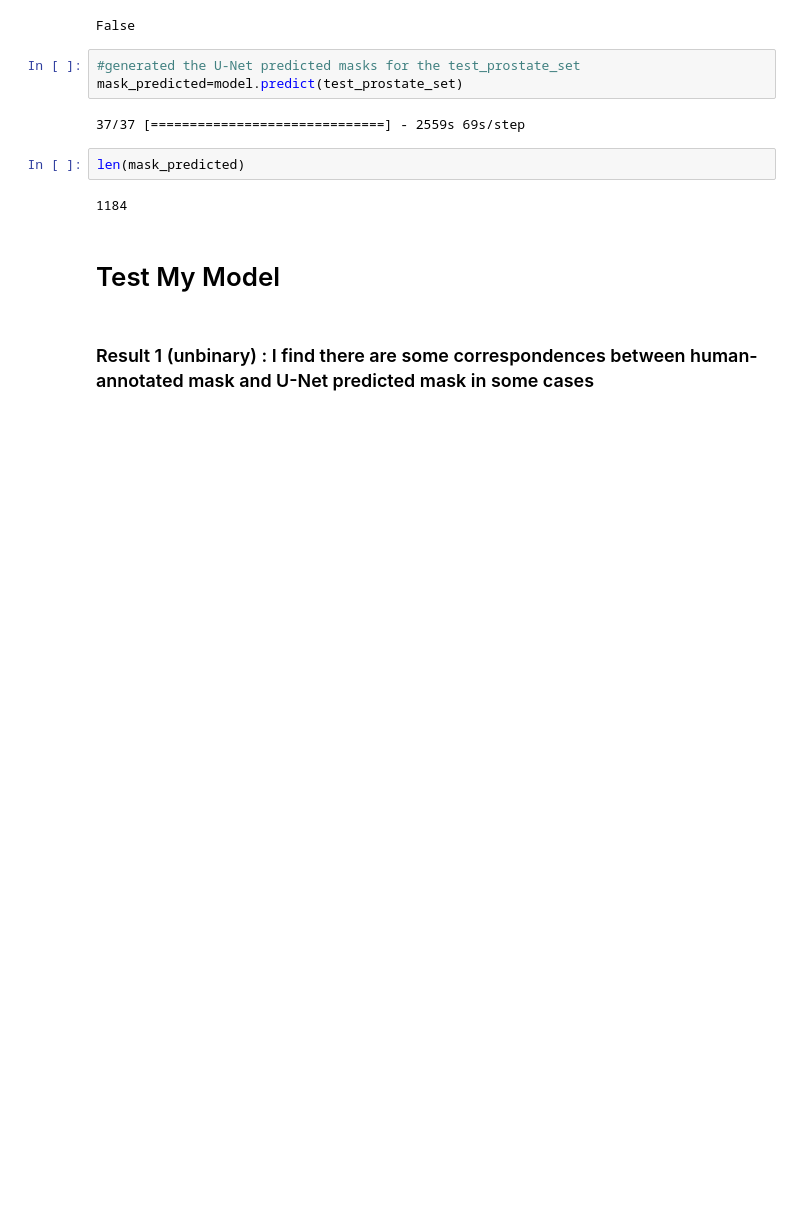
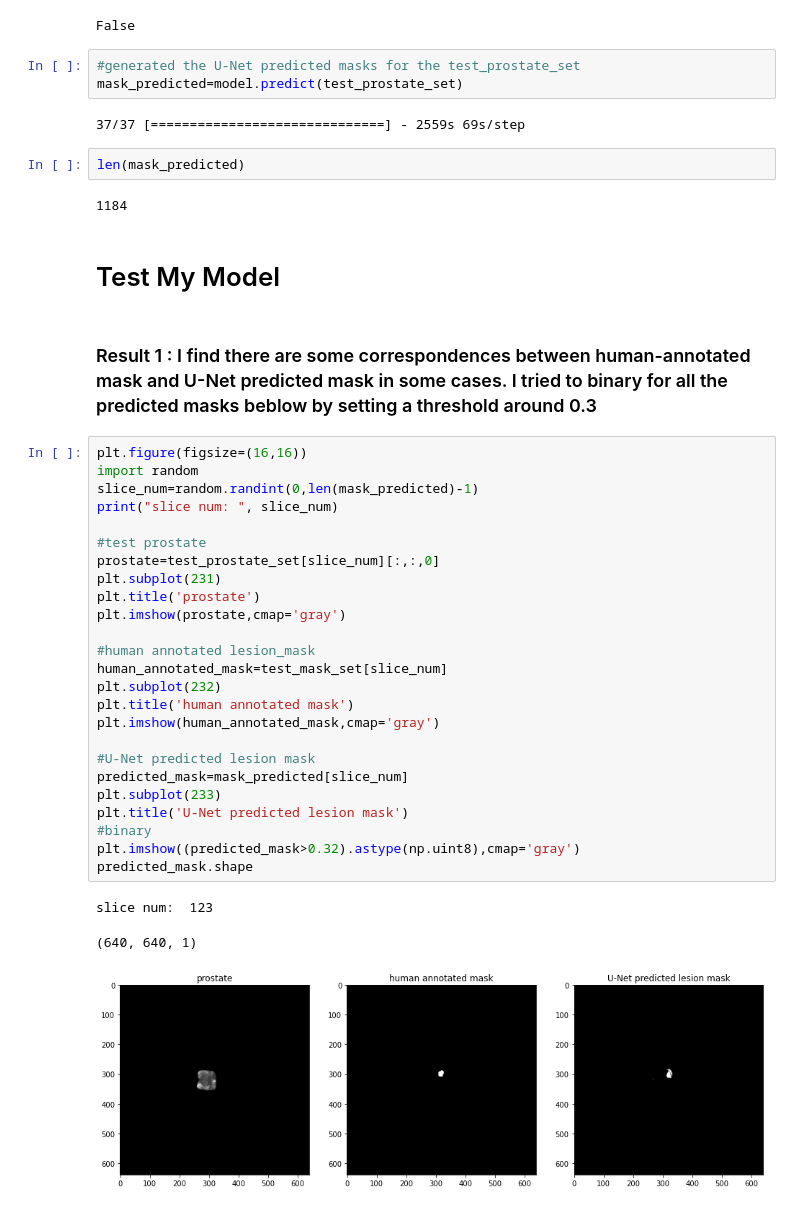
Before and after one commit to KuanchengWang/PI-CAI-Prostate-Lesion-Segmentation, a Jupyter notebook: PI-CAI_Prostate_Lesion_Segmentation.ipynb, the cells around one changed output. Cells and saved outputs as stored; diff of their text form; blank space fills up the shorter version.

```diff
--- a/PI-CAI_Prostate_Lesion_Segmentation.ipynb
+++ b/PI-CAI_Prostate_Lesion_Segmentation.ipynb
@@ -590,4 +590,33 @@ len(mask_predicted)
 # %% [markdown]
 # Test My Model
 # %% [markdown]
-### Result 1 (unbinary) : I find there are some correspondences between human-annotated mask and U-Net predicted mask in some cases
+### Result 1 : I find there are some correspondences between human-annotated mask and U-Net predicted mask in some cases. I tried to binary for all the predicted masks beblow by setting a threshold around 0.3
+# %%
+plt.figure(figsize=(16,16))
+import random
+slice_num=random.randint(0,len(mask_predicted)-1)
+print("slice num: ", slice_num)
+
+#test prostate
+prostate=test_prostate_set[slice_num][:,:,0]
+plt.subplot(231)
+plt.title('prostate')
+plt.imshow(prostate,cmap='gray')
+
+#human annotated lesion_mask
+human_annotated_mask=test_mask_set[slice_num]
+plt.subplot(232)
+plt.title('human annotated mask')
+plt.imshow(human_annotated_mask,cmap='gray')
+
+#U-Net predicted lesion mask
+predicted_mask=mask_predicted[slice_num]
+plt.subplot(233)
+plt.title('U-Net predicted lesion mask')
+#binary
+plt.imshow((predicted_mask>0.32).astype(np.uint8),cmap='gray')
+predicted_mask.shape
+# %% [output]
+slice num:  123
+(640, 640, 1)
+[figure, added]
```
Also changed, not shown: parts of 17 cells of this notebook.
